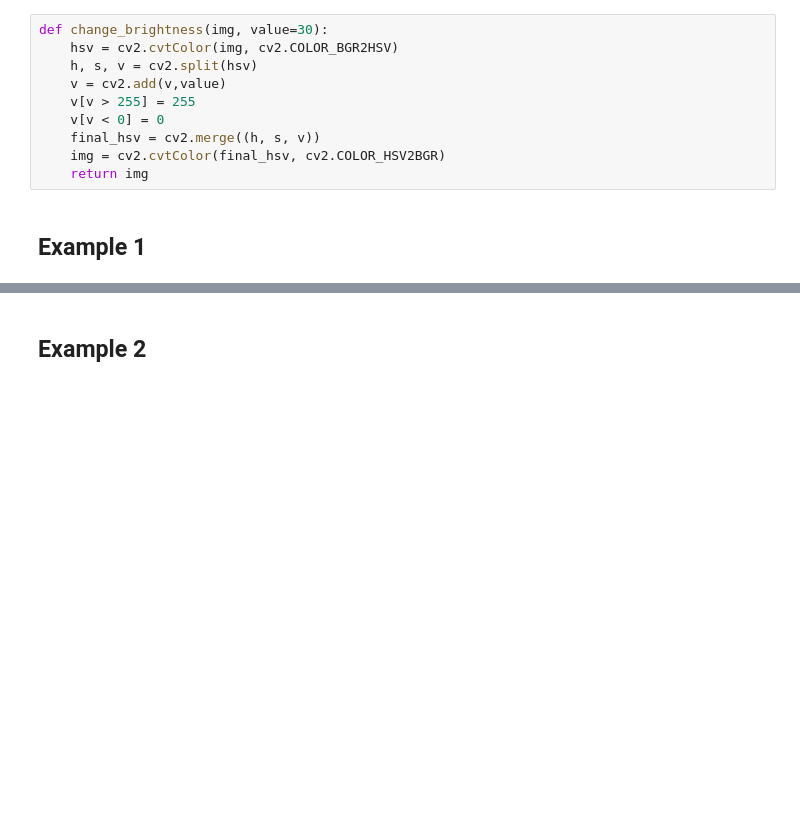
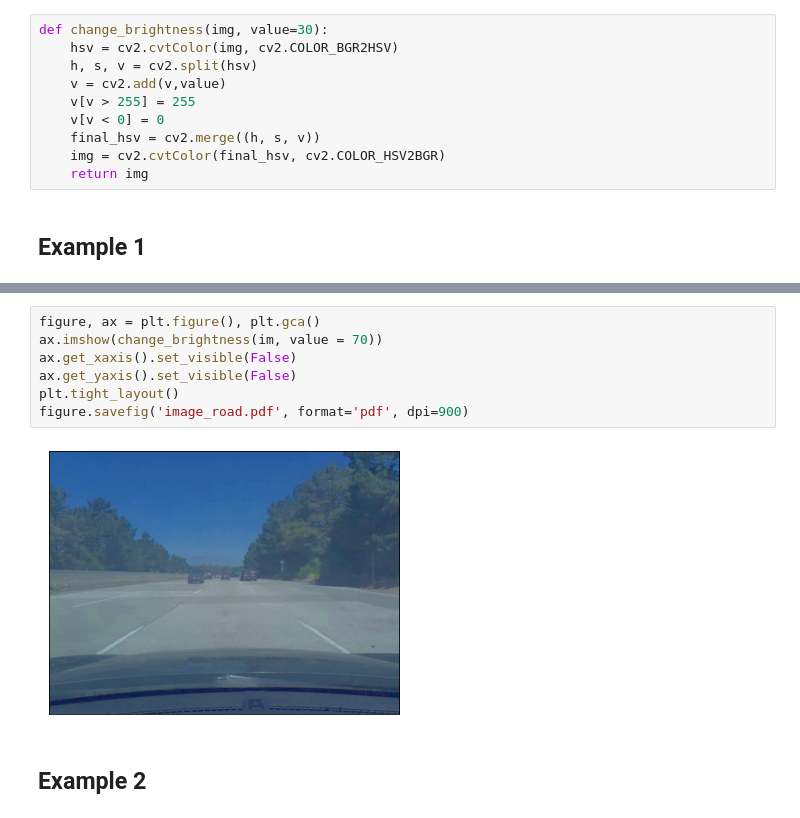
Before and after one commit to clarahoffmann/commaai, a Jupyter notebook: 02a_visualization/visualize_no_density.ipynb, the cells around one changed output, grey strips where cells are left out. Drawn from its saved outputs; the diff is of its cells as text; blank space fills up the shorter version.

```diff
--- a/02a_visualization/visualize_no_density.ipynb
+++ b/02a_visualization/visualize_no_density.ipynb
@@ -64,3 +65,12 @@ figure.savefig('example_no_dens_1.pdf', format='pdf', dpi=900)
+# %%
+figure, ax = plt.figure(), plt.gca()
+ax.imshow(change_brightness(im, value = 70))
+ax.get_xaxis().set_visible(False)
+ax.get_yaxis().set_visible(False)
+plt.tight_layout()
+figure.savefig('image_road.pdf', format='pdf', dpi=900)
+# %% [output]
+[figure, added]
 # %% [markdown]
 ## Example 2
 # %%
```
Also changed, not shown: parts of 4 cells of this notebook, 14 other files.
